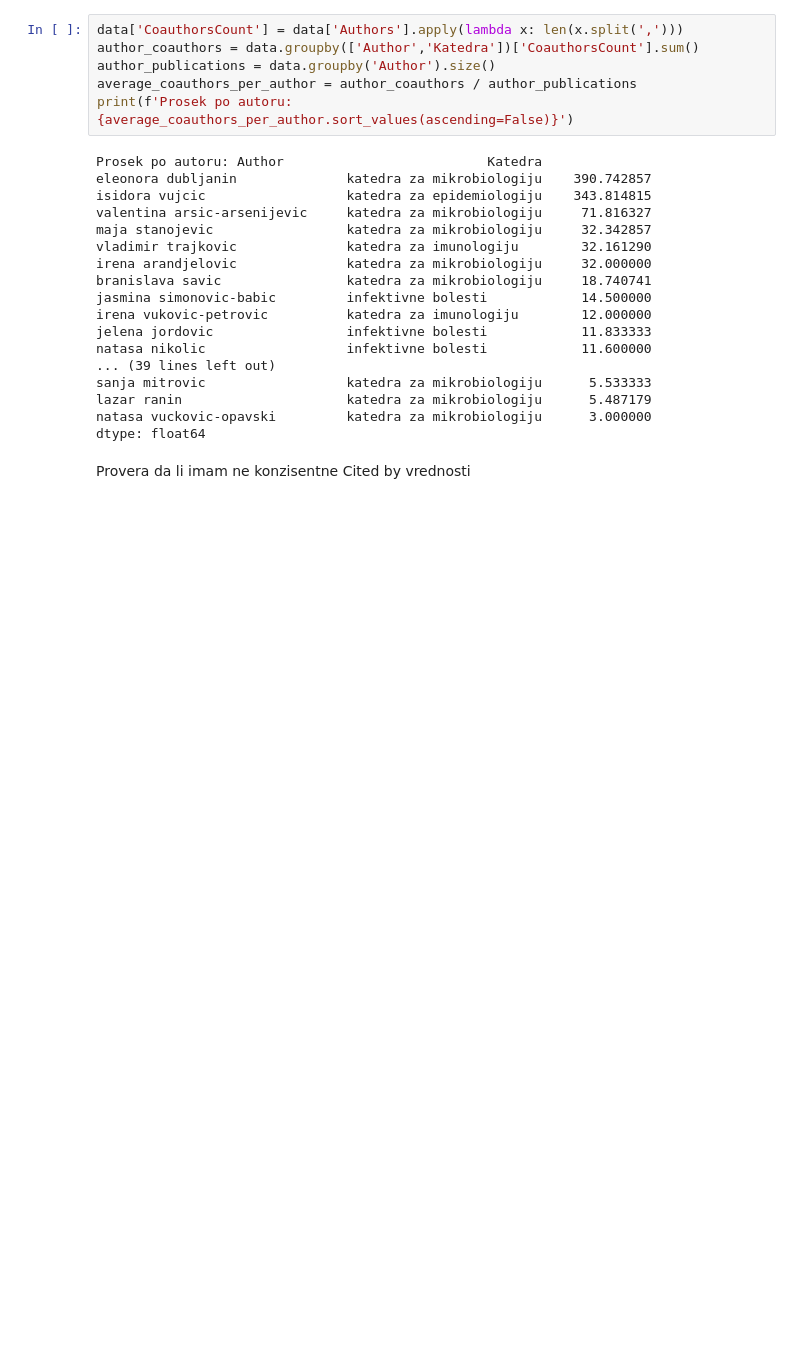
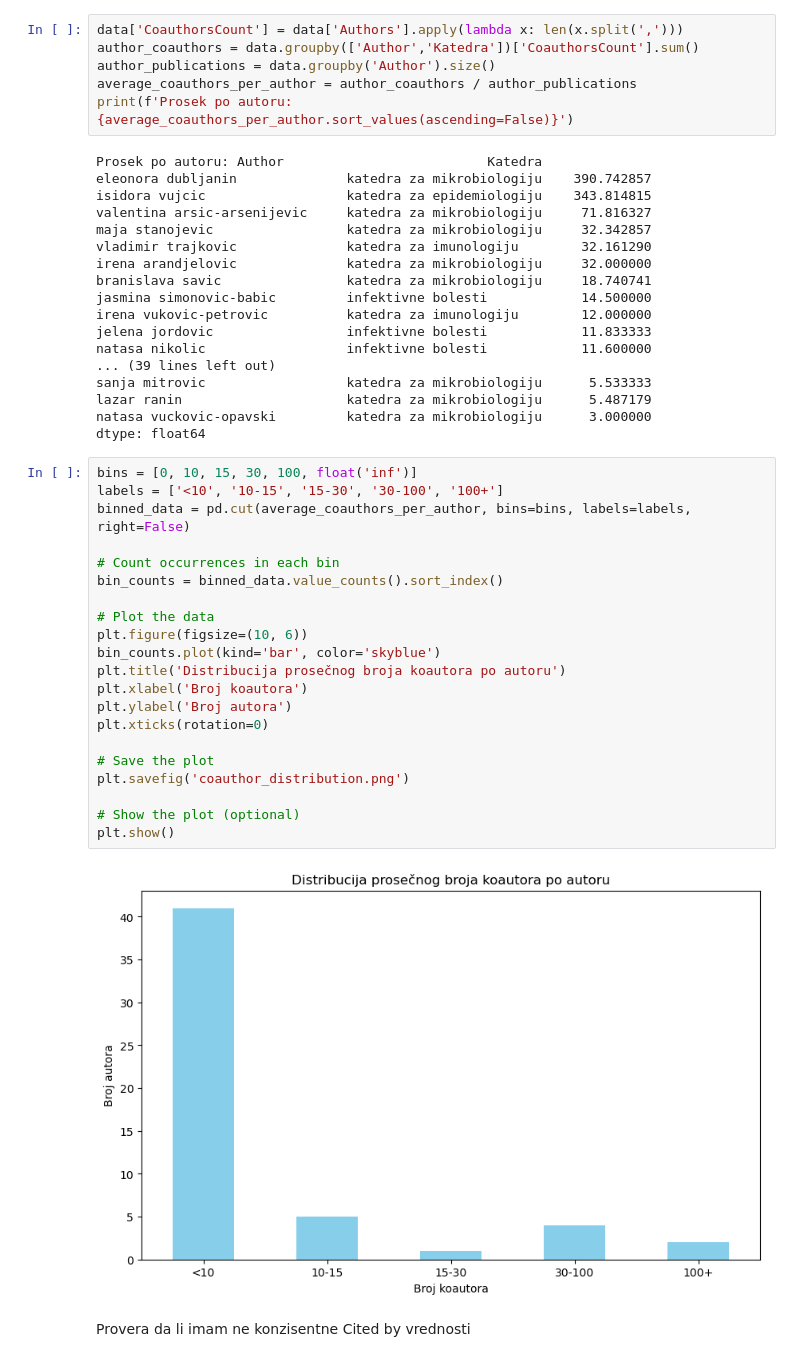
Before and after one commit to andrijanamikovic/Analiza-naucne-produkcije, a Jupyter notebook: Data_cleaning.ipynb, the cells around one changed output. Saved outputs shown, nothing was run; the diff lists cells and outputs as text; blank space fills up the shorter version.

```diff
--- a/Data_cleaning.ipynb
+++ b/Data_cleaning.ipynb
@@ -424,6 +465,29 @@ sanja mitrovic                  katedra za mikrobiologiju      5.533333
 lazar ranin                     katedra za mikrobiologiju      5.487179
 natasa vuckovic-opavski         katedra za mikrobiologiju      3.000000
 dtype: float64
+# %%
+bins = [0, 10, 15, 30, 100, float('inf')]
+labels = ['<10', '10-15', '15-30', '30-100', '100+']
+binned_data = pd.cut(average_coauthors_per_author, bins=bins, labels=labels, right=False)
+
+# Count occurrences in each bin
+bin_counts = binned_data.value_counts().sort_index()
+
+# Plot the data
+plt.figure(figsize=(10, 6))
+bin_counts.plot(kind='bar', color='skyblue')
+plt.title('Distribucija prosečnog broja koautora po autoru')
+plt.xlabel('Broj koautora')
+plt.ylabel('Broj autora')
+plt.xticks(rotation=0)
+
+# Save the plot
+plt.savefig('coauthor_distribution.png')
+
+# Show the plot (optional)
+plt.show()
+# %% [output]
+[figure, added]
 # %% [markdown]
 Provera da li imam ne konzisentne Cited by vrednosti
 # %%
```
Also changed, not shown: parts of 11 cells of this notebook, 22 other files.
